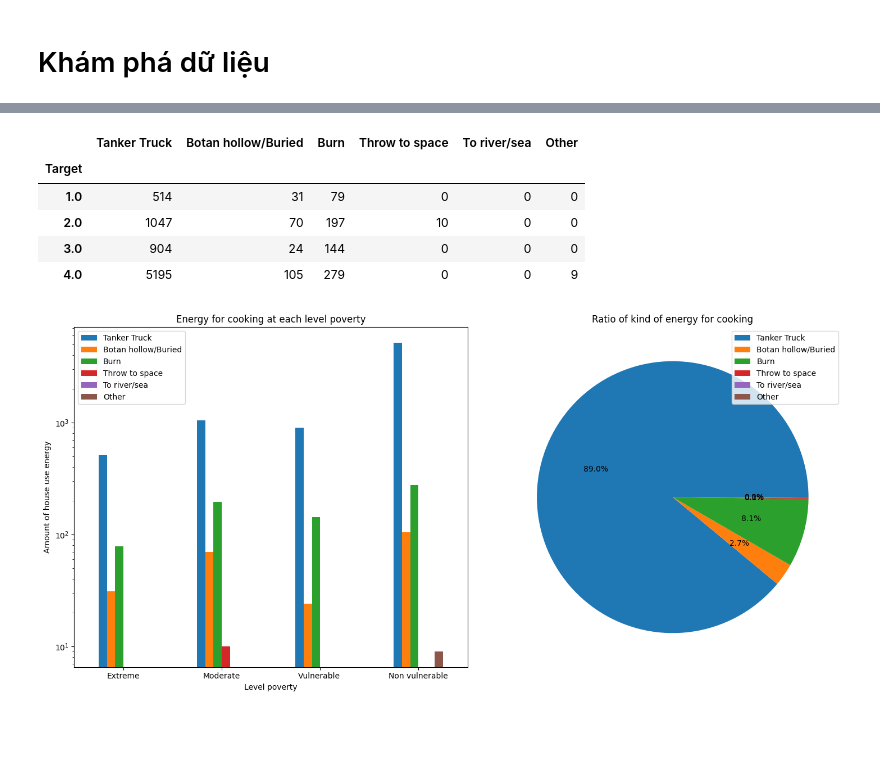
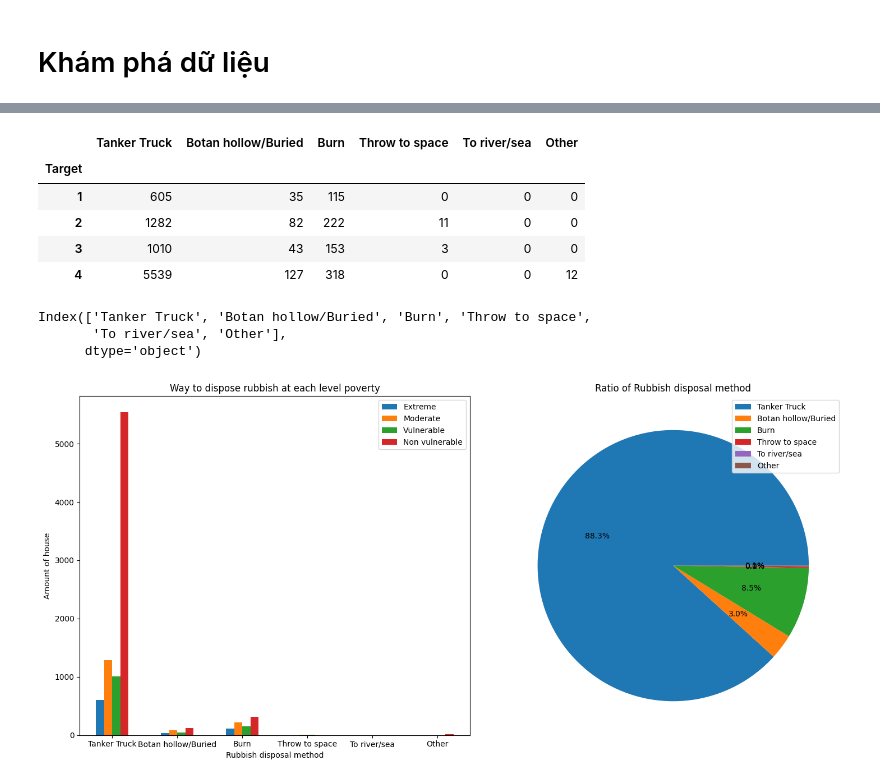
Before and after one commit to iam-Dylan/costa-rican-household, a Jupyter notebook: source/eda.ipynb, the cells around one changed output, grey strips where cells are left out. Cells and saved outputs as stored; diff of their text form; code cells hidden in the pictures; blank space fills up the shorter version.

```diff
--- a/source/eda.ipynb
+++ b/source/eda.ipynb
@@ -65,14 +65,12 @@ def plot_bar_and_pie(df, title_bar, xlabel_bar,ylabel_bar,
     key = [0,1,2,3]
     fig, ax = plt.subplots(1, 2, figsize=(15, 7))
     # Bar chart
-    df.plot.bar(ax=ax[0])
+    df_T.plot.bar(ax=ax[0])
     ax[0].set_title(title_bar)
     ax[0].set_xlabel(xlabel_bar)
     ax[0].set_ylabel(ylabel_bar)
-    ax[0].set_yscale('log')
-    ax[0].set_xticks(key, list(dict_target.values()), rotation=0)
-
-
+    ax[0].set_xticklabels(df_T.index,rotation=0)
+    ax[0].legend(dict_target.values())
     # Pie chart
     ax[1].pie(df_T.sum(axis=1), autopct='%1.1f%%')
     ax[1].set_title(title_pie)
@@ -130,19 +150,22 @@ plot_bar_and_pie(enegry_df,
 # %%
 cols_name = ['Tanker Truck', 'Botan hollow/Buried', 'Burn','Throw to space','To river/sea', 'Other', 'Target']
-elimbasu_df= crearte_df(all_data, 'elimbasu', cols_name)
+elimbasu_df= crearte_df(train, 'elimbasu', cols_name)
 elimbasu_df
 # %% [output]
 |  | Tanker Truck | Botan hollow/Buried | Burn | Throw to space | To river/sea | Other |
 | Target |  |  |  |  |  |  |
-| 1.0 | 514 | 31 | 79 | 0 | 0 | 0 |
-| 2.0 | 1047 | 70 | 197 | 10 | 0 | 0 |
-| 3.0 | 904 | 24 | 144 | 0 | 0 | 0 |
-| 4.0 | 5195 | 105 | 279 | 0 | 0 | 9 |
+| 1 | 605 | 35 | 115 | 0 | 0 | 0 |
+| 2 | 1282 | 82 | 222 | 11 | 0 | 0 |
+| 3 | 1010 | 43 | 153 | 3 | 0 | 0 |
+| 4 | 5539 | 127 | 318 | 0 | 0 | 12 |
 # %%
 plot_bar_and_pie(elimbasu_df,
-                 'Energy for cooking at each level poverty',
-                 'Level poverty',
-                 'Amount of house use energy',
-                 'Ratio of kind of energy for cooking')
+                 'Way to dispose rubbish at each level poverty',
+                 'Rubbish disposal method',
+                 'Amount of house',
+                 'Ratio of Rubbish disposal method')
 # %% [output]
+Index(['Tanker Truck', 'Botan hollow/Buried', 'Burn', 'Throw to space',
+       'To river/sea', 'Other'],
+      dtype='object')
-[figure, old version]
+[figure, new version]
```
Also changed, not shown: parts of 15 cells of this notebook.
